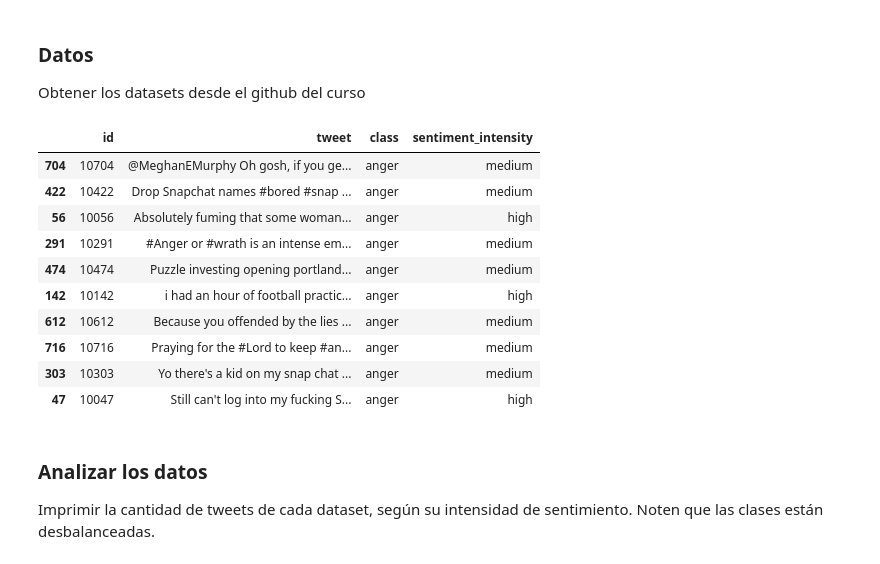
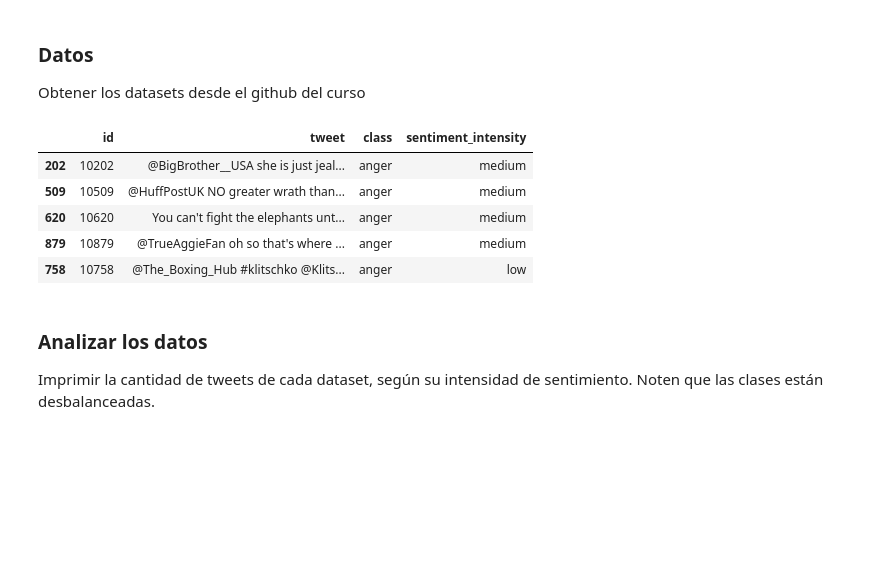
Before and after one commit to dccuchile/CC6205, a Jupyter notebook: assignments/assignment_1/assignment_1.ipynb, the cells around one changed output. Cells and saved outputs as stored; diff of their text form; code cells hidden in the pictures; blank space fills up the shorter version.

```diff
--- a/assignments/assignment_1/assignment_1.ipynb
+++ b/assignments/assignment_1/assignment_1.ipynb
@@ -159,19 +210,14 @@ target = {
 }
 # %%
 # Ejemplo de algunas filas aleatorias:
-train['anger'].sample(10)
+train['anger'].sample(5)
 # %% [output]
 |  | id | tweet | class | sentiment_intensity |
-| 704 | 10704 | @MeghanEMurphy Oh gosh, if you ge... | anger | medium |
-| 422 | 10422 | Drop Snapchat names #bored #snap ... | anger | medium |
-| 56 | 10056 | Absolutely fuming that some woman... | anger | high |
-| 291 | 10291 | #Anger or #wrath is an intense em... | anger | medium |
-| 474 | 10474 | Puzzle investing opening portland... | anger | medium |
-| 142 | 10142 | i had an hour of football practic... | anger | high |
-| 612 | 10612 | Because you offended by the lies ... | anger | medium |
-| 716 | 10716 | Praying for the #Lord to keep #an... | anger | medium |
-| 303 | 10303 | Yo there's a kid on my snap chat ... | anger | medium |
-| 47 | 10047 | Still can't log into my fucking S... | anger | high |
+| 202 | 10202 | @BigBrother__USA she is just jeal... | anger | medium |
+| 509 | 10509 | @HuffPostUK NO greater wrath than... | anger | medium |
+| 620 | 10620 | You can't fight the elephants unt... | anger | medium |
+| 879 | 10879 | @TrueAggieFan oh so that's where ... | anger | medium |
+| 758 | 10758 | @The_Boxing_Hub #klitschko @Klits... | anger | low |
 # %% [markdown]
 ### Analizar los datos
 
```
Also changed, not shown: parts of 33 cells of this notebook, 5 other files.
